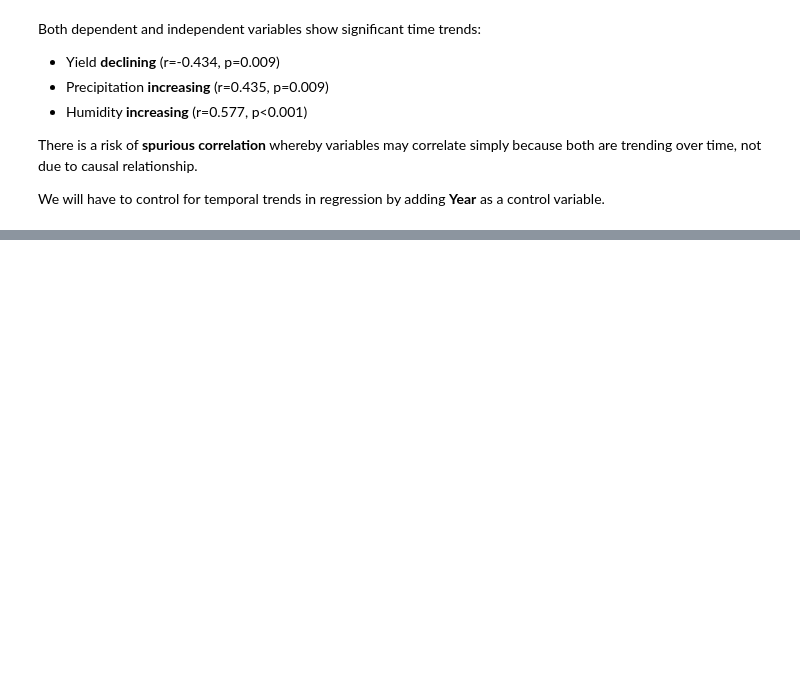
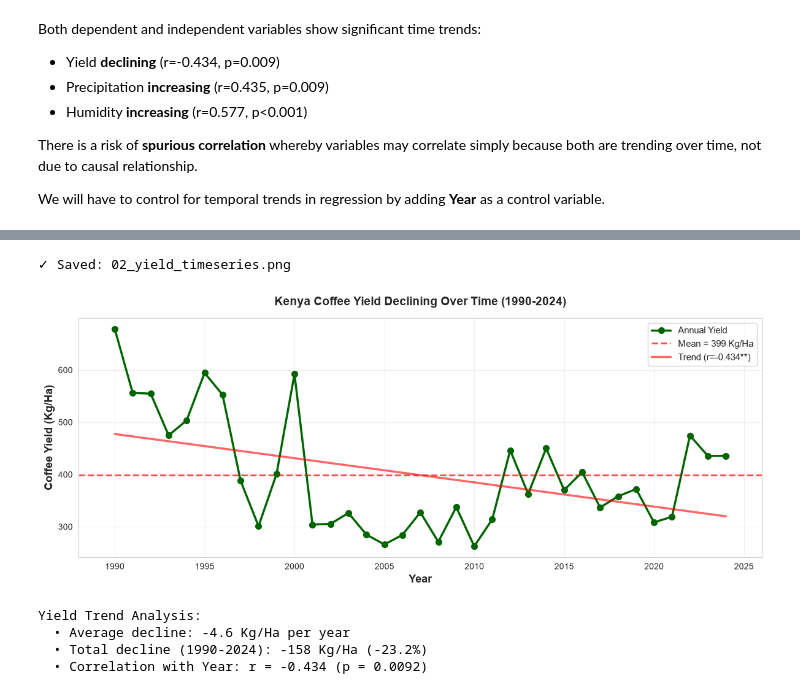
Before and after one commit to DoreenMolly/kenya-coffee-research, a Jupyter notebook: notebooks/data_analysis.ipynb, the cells around one changed output, grey strips where cells are left out. Cells and saved outputs as stored; diff of their text form; code cells hidden in the pictures; blank space fills up the shorter version.

Commit message:
"exploratory visualizations"

```diff
--- a/notebooks/data_analysis.ipynb
+++ b/notebooks/data_analysis.ipynb
@@ -512,0 +521,49 @@ We will have to control for temporal trends in regression by adding **Year** as
+# %%
+# 2.1 Time Series of Yield (showing the decline)
+
+fig, ax = plt.subplots(figsize=(12, 5))
+
+# Plot yield over time
+ax.plot(df['Year'], df['Yield_Kg_Ha'], marker='o', linewidth=2.5,
+        markersize=7, color='darkgreen', label='Annual Yield')
+
+# Add mean line
+mean_yield = df['Yield_Kg_Ha'].mean()
+ax.axhline(mean_yield, color='red', linestyle='--', linewidth=2,
+           alpha=0.7, label=f'Mean = {mean_yield:.0f} Kg/Ha')
+
+# Add trend line
+z = np.polyfit(df['Year'], df['Yield_Kg_Ha'], 1)
+p = np.poly1d(z)
+ax.plot(df['Year'], p(df['Year']), "r-", linewidth=2.5,
+        alpha=0.6, label=f'Trend (r={stats.pearsonr(df["Year"], df["Yield_Kg_Ha"])[0]:.3f}**)')
+
+# Formatting
+ax.set_xlabel('Year', fontsize=13, fontweight='bold')
+ax.set_ylabel('Coffee Yield (Kg/Ha)', fontsize=13, fontweight='bold')
+ax.set_title('Kenya Coffee Yield Declining Over Time (1990-2024)',
+             fontsize=14, fontweight='bold', pad=15)
+ax.legend(fontsize=11, loc='upper right')
+ax.grid(True, alpha=0.3)
+ax.set_xlim(1988, 2026)
+
+plt.tight_layout()
+plt.savefig('/Users/dwanjiru/projects/kenya-coffee-research/reports/02_yield_timeseries.png',
+            dpi=300, bbox_inches='tight')
+print("✓ Saved: 02_yield_timeseries.png")
+plt.show()
+
+# Statistics
+slope = z[0]
+decline_total = slope * 34  # 1990 to 2024
+print(f"\nYield Trend Analysis:")
+print(f"  • Average decline: {slope:.1f} Kg/Ha per year")
+print(f"  • Total decline (1990-2024): {decline_total:.0f} Kg/Ha ({(decline_total/df['Yield_Kg_Ha'].iloc[0])*100:.1f}%)")
+print(f"  • Correlation with Year: r = {stats.pearsonr(df['Year'], df['Yield_Kg_Ha'])[0]:.3f} (p = {stats.pearsonr(df['Year'], df['Yield_Kg_Ha'])[1]:.4f})")
+# %% [output]
+✓ Saved: 02_yield_timeseries.png
+[figure, added]
+Yield Trend Analysis:
+  • Average decline: -4.6 Kg/Ha per year
+  • Total decline (1990-2024): -158 Kg/Ha (-23.2%)
+  • Correlation with Year: r = -0.434 (p = 0.0092)
```
Also changed, not shown: parts of 13 cells of this notebook.
